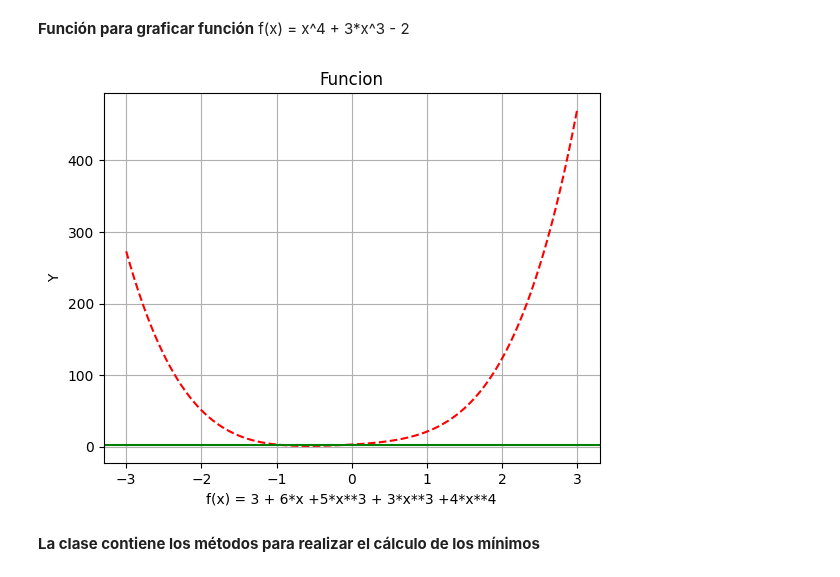
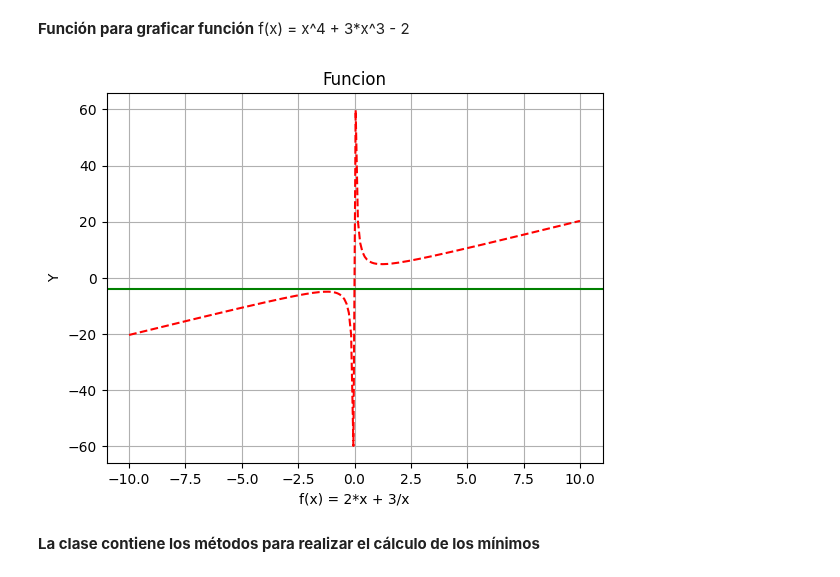
Before and after one commit to soyudea/Optimizacion, a Jupyter notebook: InterpolaciónCuadraticaTallerPunto7.ipynb, the cells around one changed output. Drawn from its saved outputs; the diff is of its cells as text; code cells hidden in the pictures.

```diff
--- a/InterpolaciónCuadraticaTallerPunto7.ipynb
+++ b/InterpolaciónCuadraticaTallerPunto7.ipynb
@@ -36,20 +36,19 @@ Digite el valor del error esperado 0.001
 f(x) = x^4 + 3*x^3 - 2
 # %%
 def graf_f_interpola_cuadra():
-  X = list(np.arange(x0, x2, error_interp))
-  Y=[(3 + 6*x +5*x**2 + 3*x**3 +4*x**4) for x in X]
-
+  X=np.linspace(-10,10,200)
+  Y=[(2*x + 3/x) for x in X]
   plt.title("Funcion")
-  plt.xlabel("f(x) = 3 + 6*x +5*x**3 + 3*x**3 +4*x**4")
+  plt.xlabel("f(x) = 2*x + 3/x")
   plt.ylabel("Y")
   plt.plot(X,Y, "r--")
-  plt.axhline(y=1.69, xmin=0, color="g")
+  plt.axhline(y= -3.99, xmin=0, color="g")
   plt.grid()
   plt.show()
 
 graf_f_interpola_cuadra()
 # %% [output]
-[figure, old version]
+[figure, new version]
 # %% [markdown]
 **La clase contiene los métodos para realizar el cálculo de los mínimos**
 # %%
```
Also changed, not shown: parts of 6 cells of this notebook.
